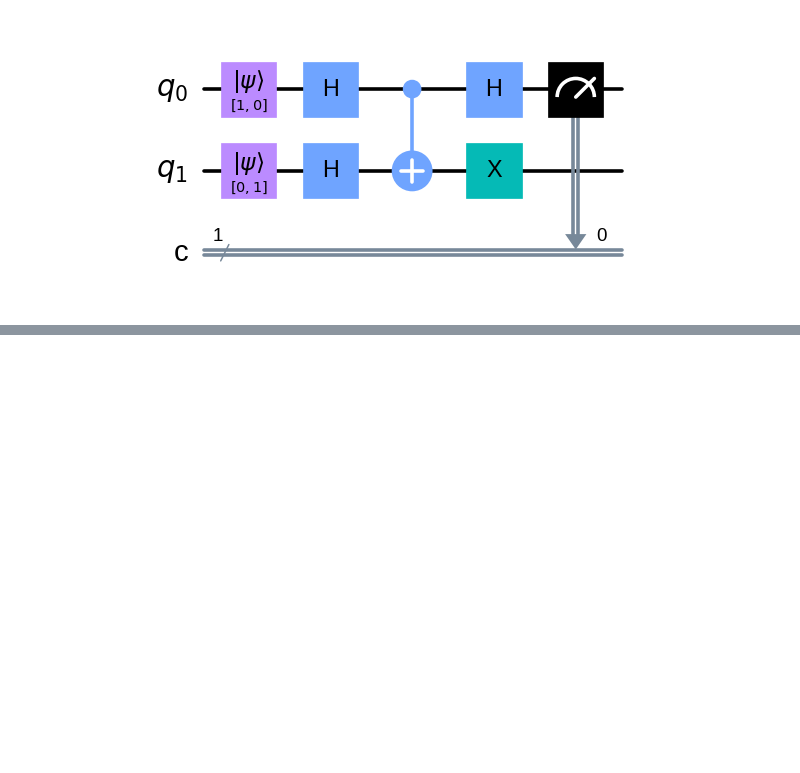
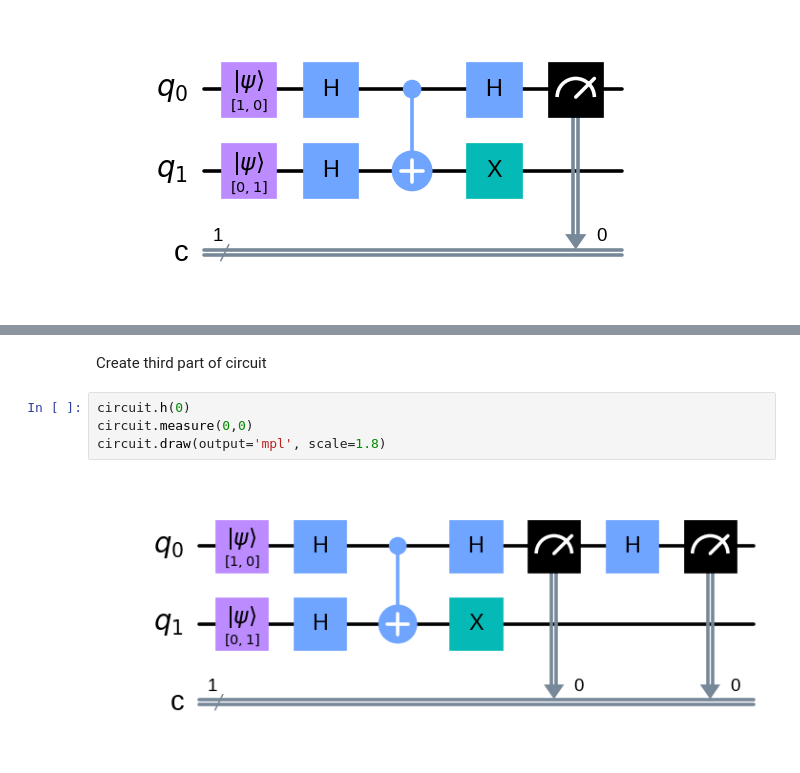
Before and after one commit to Eoin-Lernihan/Emerging-Technologies-2021, a Jupyter notebook: composetest/quantum_computing.ipynb, the cells around one changed output, grey strips where cells are left out. Drawn from its saved outputs; the diff is of its cells as text; blank space fills up the shorter version.

```diff
--- a/composetest/quantum_computing.ipynb
+++ b/composetest/quantum_computing.ipynb
@@ -129,0 +139,8 @@ circuit.draw(output='mpl', scale=1.8)
+# %% [markdown]
+Create third part of circuit
+# %%
+circuit.h(0)
+circuit.measure(0,0)
+circuit.draw(output='mpl', scale=1.8)
+# %% [output]
+[figure, added]
```
Also changed, not shown: parts of 7 cells of this notebook.
